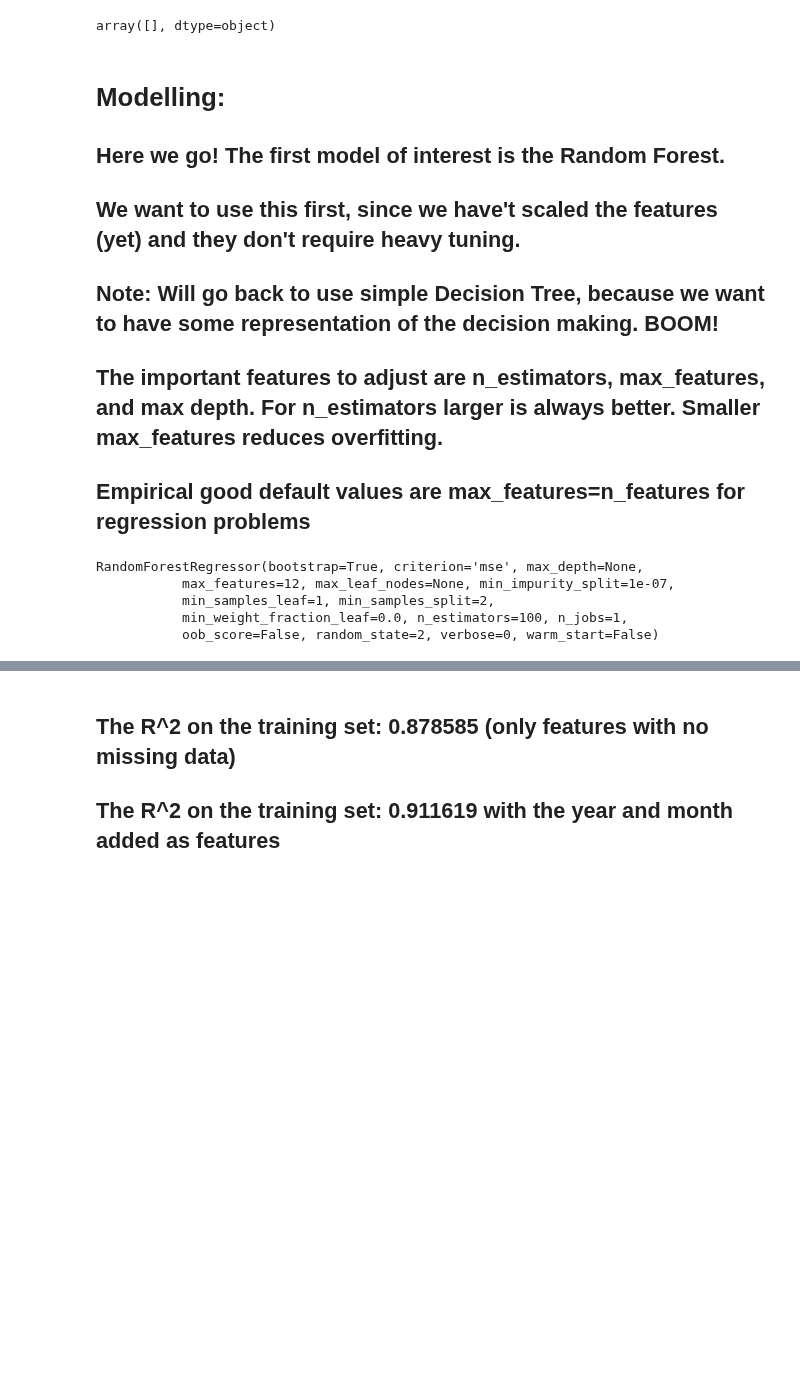
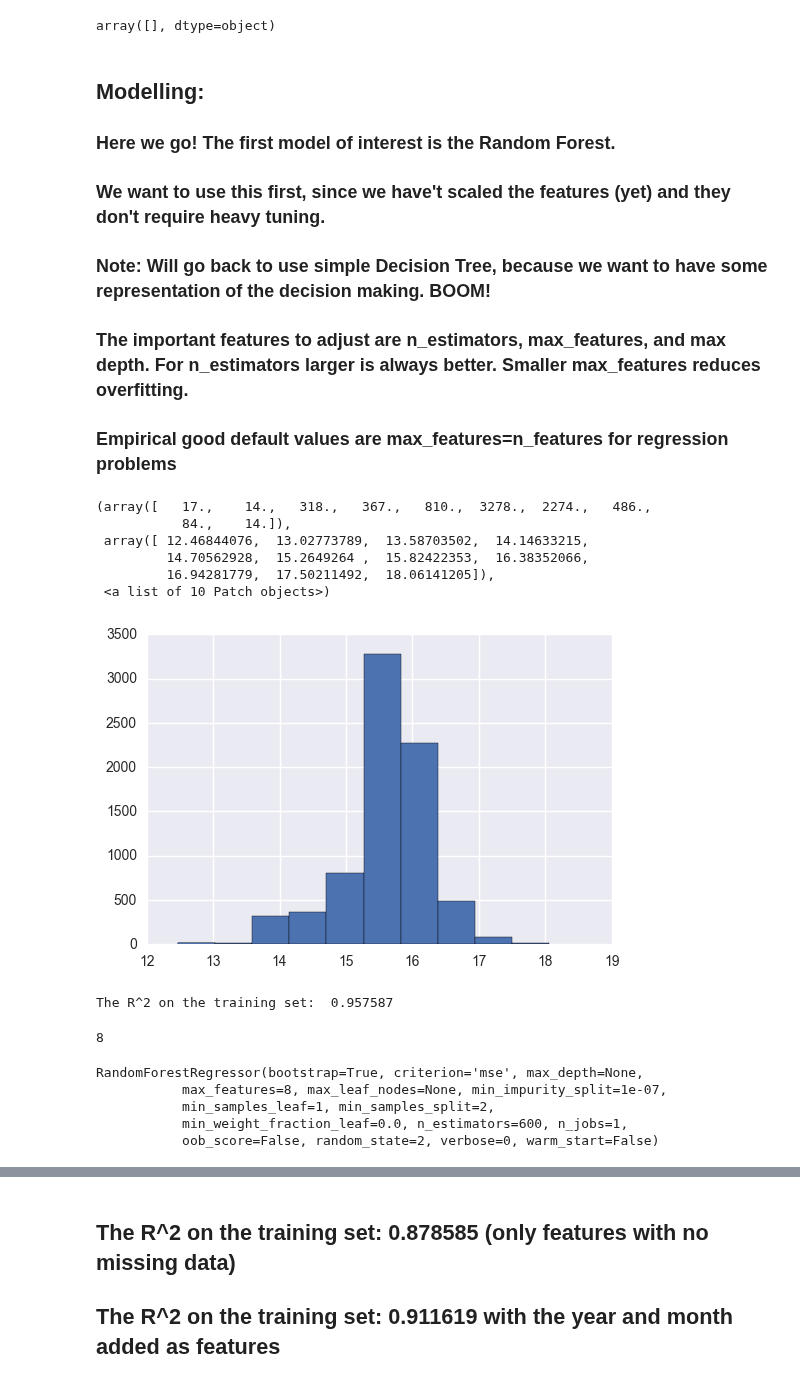
Before and after one commit to nycdatasci/bootcamp009_project, a Jupyter notebook: Project3-MachineLearning/chase_brandy_grant/Grant/Modeling_Russian_Housing.ipynb, the cells around one changed output, grey strips where cells are left out. Cells and saved outputs as stored; diff of their text form; code cells hidden in the pictures; blank space fills up the shorter version.

```diff
--- a/Project3-MachineLearning/chase_brandy_grant/Grant/Modeling_Russian_Housing.ipynb
+++ b/Project3-MachineLearning/chase_brandy_grant/Grant/Modeling_Russian_Housing.ipynb
@@ -155,27 +282,46 @@ missing_df.loc[:,'column_name'].values
 [figure]
 array([], dtype=object)
 # %% [markdown]
-# Modelling:
-## Here we go! The first model of interest is the Random Forest.
-## We want to use this first, since we have't scaled the features (yet) and they don't require heavy tuning.
-## Note: Will go back to use simple Decision Tree, because we want to have some representation of the decision making. BOOM!
+## Modelling:
+### Here we go! The first model of interest is the Random Forest.
+### We want to use this first, since we have't scaled the features (yet) and they don't require heavy tuning.
+### Note: Will go back to use simple Decision Tree, because we want to have some representation of the decision making. BOOM!
 
-## The important features to adjust are n_estimators, max_features, and max depth. For n_estimators larger is always better.  Smaller max_features reduces overfitting.
+### The important features to adjust are n_estimators, max_features, and max depth. For n_estimators larger is always better.  Smaller max_features reduces overfitting.
 
-## Empirical good default values are max_features=n_features for regression problems
+### Empirical good default values are max_features=n_features for regression problems
+# %%
+from sklearn.tree import DecisionTreeRegressor
+tree = DecisionTreeRegressor().fit(X_train, Y_train)
+# %%
+log_y_test = tree.predict(X_test)
+plt.hist(log_y_test)
+# %% [output]
+(array([   17.,    14.,   318.,   367.,   810.,  3278.,  2274.,   486.,
+           84.,    14.]),
+ array([ 12.46844076,  13.02773789,  13.58703502,  14.14633215,
+         14.70562928,  15.2649264 ,  15.82422353,  16.38352066,
+         16.94281779,  17.50211492,  18.06141205]),
+ <a list of 10 Patch objects>)
+[figure, added]
+# %%
+print("The R^2 on the training set:  {:.6f}".format(tree.score(X_train, Y_train)))
+# %% [output]
+The R^2 on the training set:  0.957587
 # %%
 from sklearn.ensemble import RandomForestRegressor
 # %%
 n_features = X_train.shape[1] # Random Forest cannot handle missing data
-
-forest = RandomForestRegressor(n_estimators=100, random_state= 2, max_features=n_features)
+print n_features
+forest = RandomForestRegressor(n_estimators=600, random_state= 2, max_features=n_features)
 forest.fit(X_train, Y_train)
 # %% [output]
-RandomForestRegressor(bootstrap=True, criterion='mse', max_depth=None,
-           max_features=12, max_leaf_nodes=None, min_impurity_split=1e-07,
-           min_samples_leaf=1, min_samples_split=2,
-           min_weight_fraction_leaf=0.0, n_estimators=100, n_jobs=1,
-           oob_score=False, random_state=2, verbose=0, warm_start=False)
+8
+RandomForestRegressor(bootstrap=True, criterion='mse', max_depth=None,
+           max_features=8, max_leaf_nodes=None, min_impurity_split=1e-07,
+           min_samples_leaf=1, min_samples_split=2,
+           min_weight_fraction_leaf=0.0, n_estimators=600, n_jobs=1,
+           oob_score=False, random_state=2, verbose=0, warm_start=False)
 # %%
 import math
 log_y_test = forest.predict(X_test)
```
Also changed, not shown: parts of 45 cells of this notebook, 3 other files.
